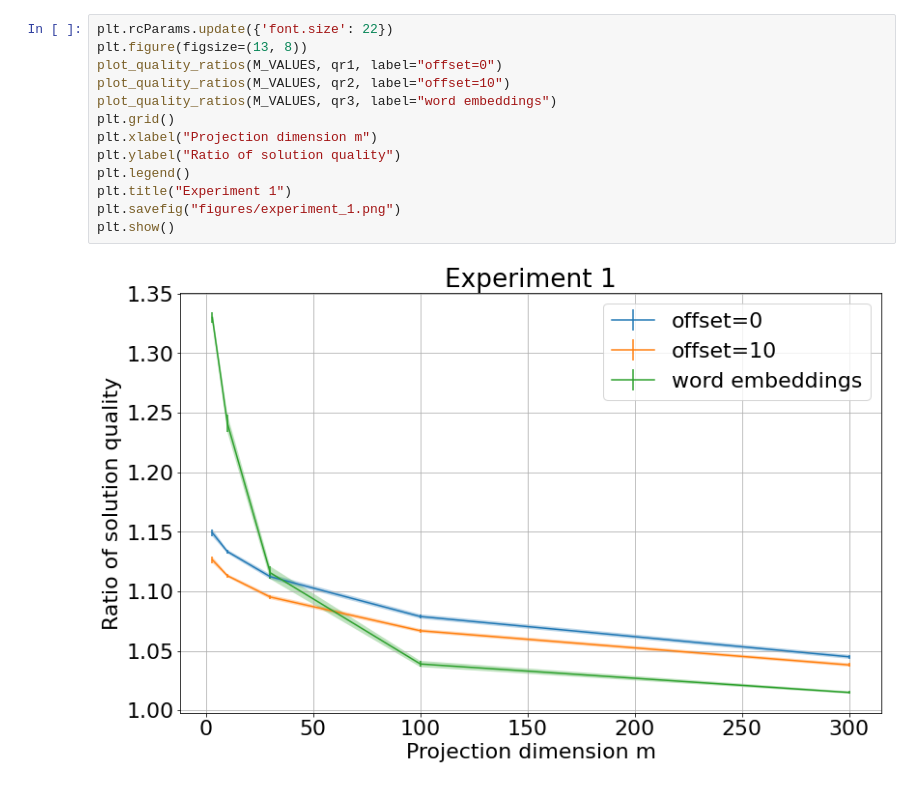
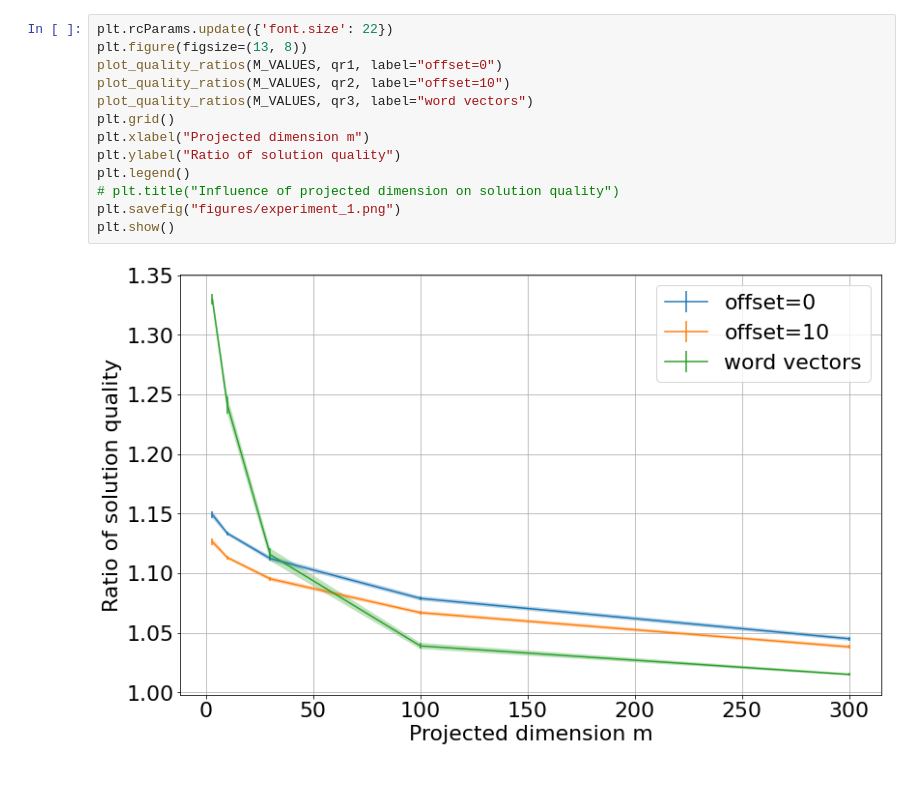
Before and after one commit to decarpentierg/dr4wb, a Jupyter notebook: exp1_plots.ipynb, the cells around one changed output. Cells and saved outputs as stored; diff of their text form.

Commit message:
add experiments

```diff
--- a/exp1_plots.ipynb
+++ b/exp1_plots.ipynb
@@ -8,15 +8,15 @@ from experiment1 import *
 # %%
 plt.rcParams.update({'font.size': 22})
 plt.figure(figsize=(13, 8))
 plot_quality_ratios(M_VALUES, qr1, label="offset=0")
 plot_quality_ratios(M_VALUES, qr2, label="offset=10")
-plot_quality_ratios(M_VALUES, qr3, label="word embeddings")
+plot_quality_ratios(M_VALUES, qr3, label="word vectors")
 plt.grid()
-plt.xlabel("Projection dimension m")
+plt.xlabel("Projected dimension m")
 plt.ylabel("Ratio of solution quality")
 plt.legend()
-plt.title("Experiment 1")
+# plt.title("Influence of projected dimension on solution quality")
 plt.savefig("figures/experiment_1.png")
 plt.show()
 # %% [output]
-[figure, old version]
+[figure, new version]
```
Also changed, not shown: parts of 1 cell of this notebook, 5 other files.
